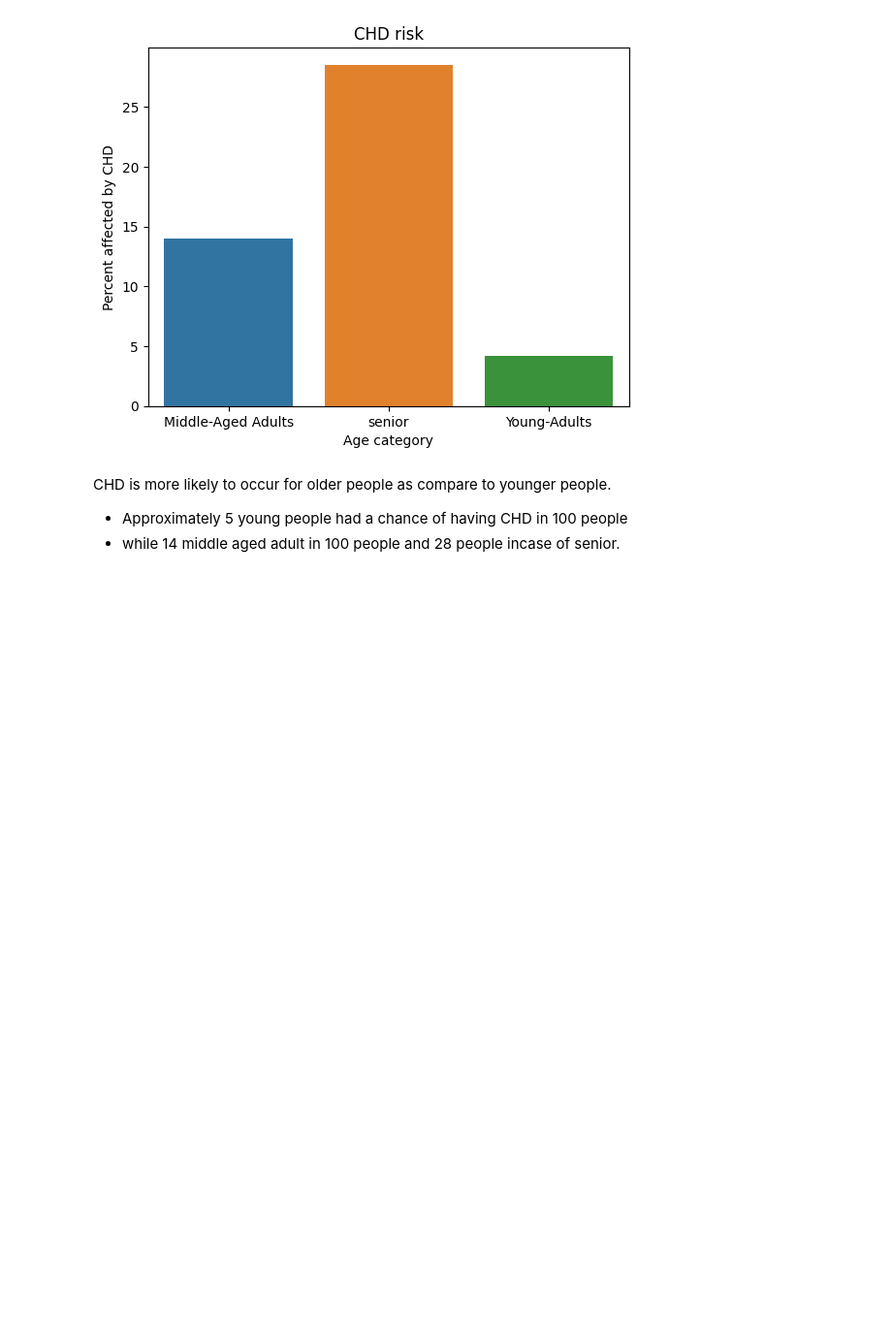
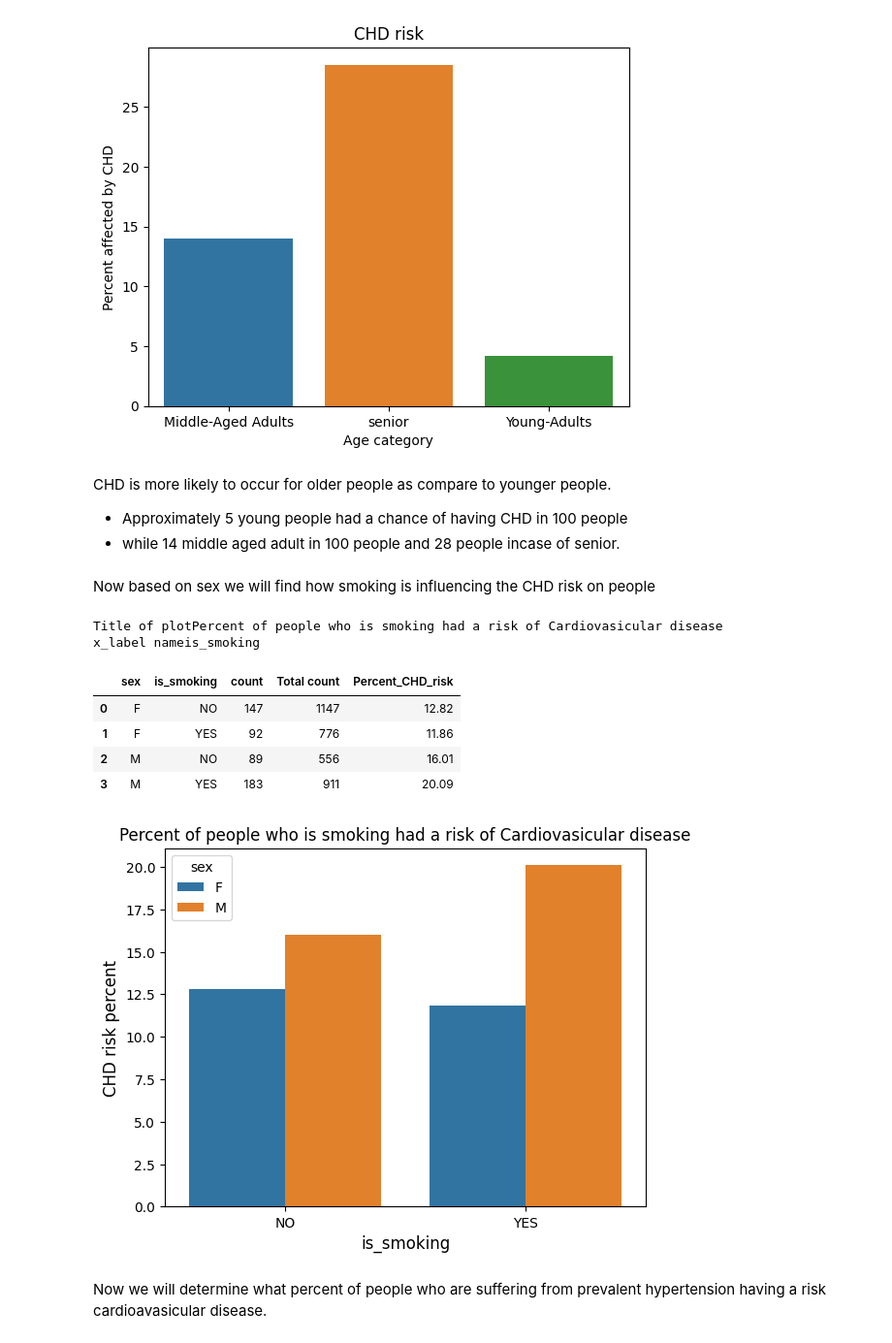
Before and after one commit to parasgupta1995/cardioviscular-risk-prediction, a Jupyter notebook: cardioviscular_risk_prediction.ipynb, the cells around one changed output. Shown: that part at 97% size. Cells and saved outputs as stored; diff of their text form; code cells hidden in the pictures; blank space fills up the shorter version.

```diff
--- a/cardioviscular_risk_prediction.ipynb
+++ b/cardioviscular_risk_prediction.ipynb
@@ -125,0 +119,42 @@ CHD is more likely to occur for older people as compare to younger people.
+# %%
+# Function defined to plot the visual, where data represent dataframe , col represent target column name
+# column_name1, column_name2 represent name of column with respect to which we have plot visualization
+def plot_visual(data, col,column_name1,column_name2):
+  '''Plot visualization of target label with respect column_name1 and column_name_2'''
+  data_CHD=data[data[col]==1][[column_name2,column_name1,col]]
+  data_1=data_CHD.groupby(by=[column_name1,column_name2]).agg('count').reset_index()
+  data_1.columns=[column_name1,column_name2,'count']
+
+  data_2=data[[column_name2,column_name1,col]].groupby(by=[column_name1,column_name2]).agg('count').reset_index()
+  data_2.columns=[column_name1,column_name2,'Total count']
+
+  combine_data=pd.concat([data_1,data_2['Total count']],axis=1)
+  combine_data['Percent_CHD_risk']=combine_data.apply(lambda x: round(x['count']/x['Total count']*100,2), axis=1)
+
+  title=input("Title of plot")
+  xlabel=input('x_label name')
+
+  fig,ax=plt.subplots()
+  ax=sns.barplot(x=combine_data[column_name2],y=combine_data['Percent_CHD_risk'],hue=combine_data[column_name1])
+  ax.set_title(title)
+  ax.set_xlabel(xlabel,size=12)
+  ax.set_ylabel('CHD risk percent',size=12)
+  return combine_data
+# %% [markdown]
+Now based on sex we will find how smoking is influencing the CHD risk on people
+# %%
+# Visualization is plot based on the sex column, percentage of people who smoke had a cardiovasicular risk
+# Title of plot is 'Percent of people who is smoking had a risk of Cardiovasicular disease'
+# xlabel is "is_smoking"
+plot_visual(data, col='TenYearCHD',column_name1='sex',column_name2='is_smoking')
+# %% [output]
+Title of plotPercent of people who is smoking had a risk of Cardiovasicular disease
+x_label nameis_smoking
+|  | sex | is_smoking | count | Total count | Percent_CHD_risk |
+| 0 | F | NO | 147 | 1147 | 12.82 |
+| 1 | F | YES | 92 | 776 | 11.86 |
+| 2 | M | NO | 89 | 556 | 16.01 |
+| 3 | M | YES | 183 | 911 | 20.09 |
+[figure, added]
+# %% [markdown]
+Now we will determine what percent of people who are suffering from prevalent hypertension having a risk cardioavasicular disease.
```
Also changed, not shown: parts of 17 cells of this notebook.
